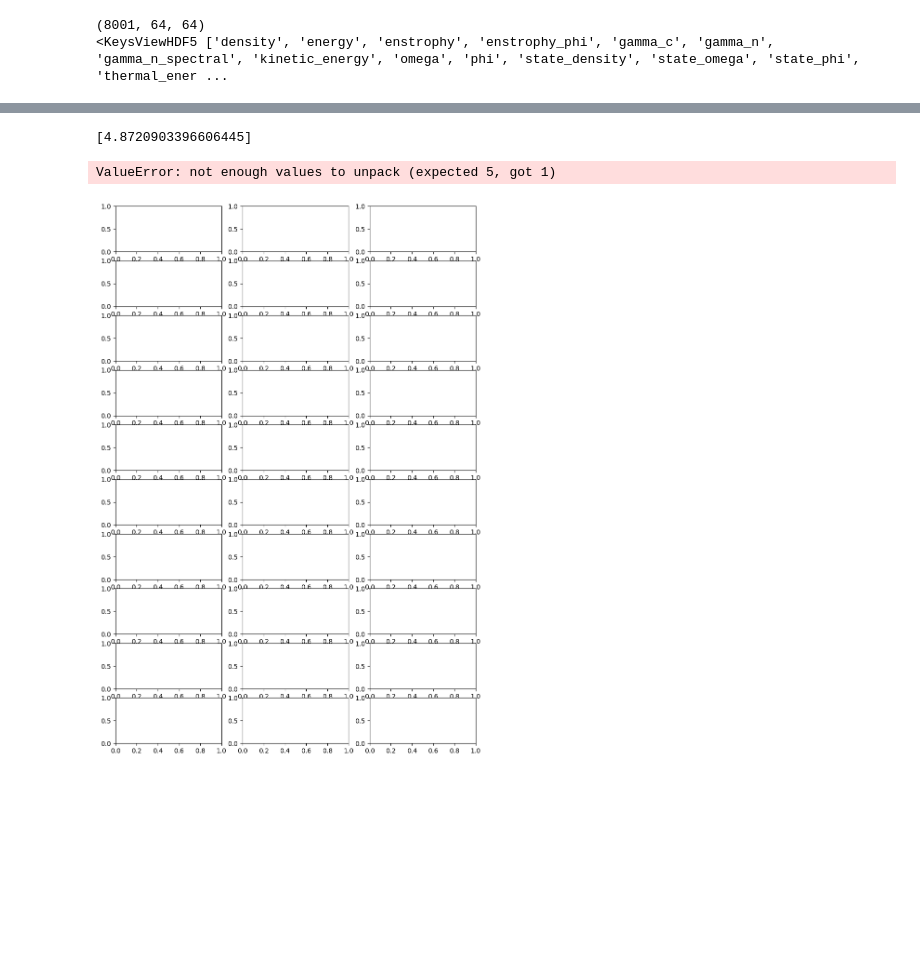
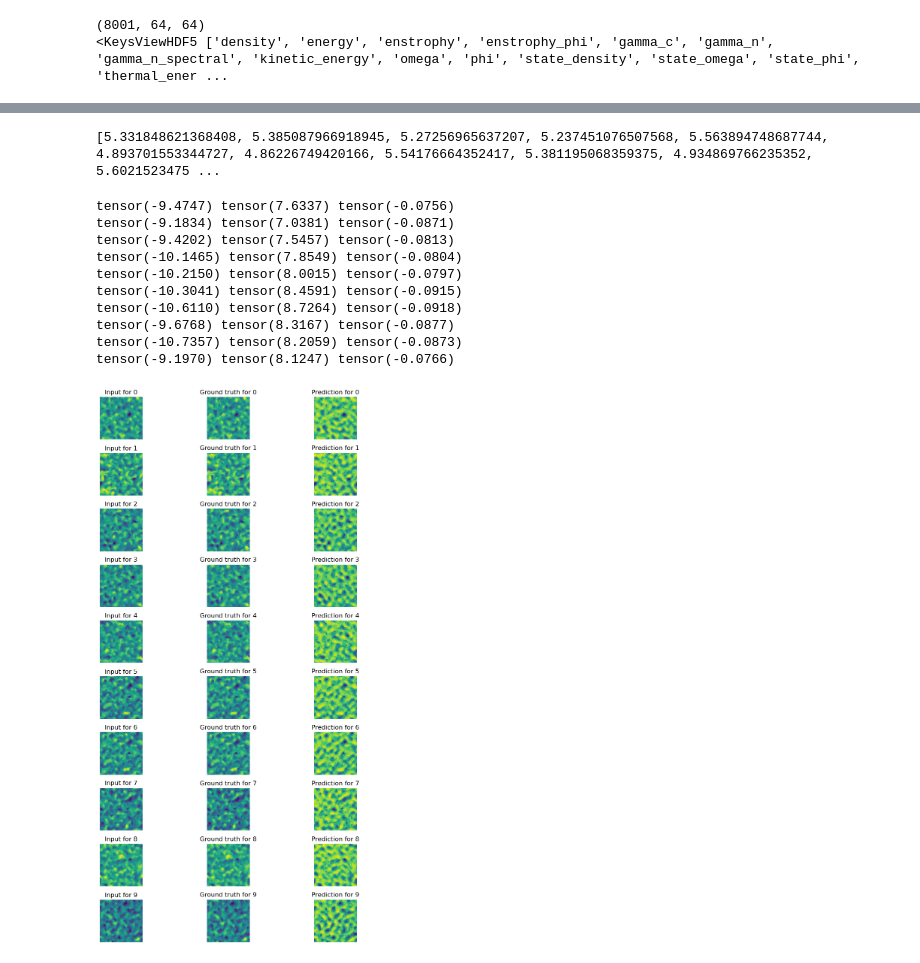
Before and after one commit to Anthony50102/DQFNO, a Jupyter notebook: examples/hasegawa_wakatini.ipynb, the cells around one changed output, grey strips where cells are left out. Cells and saved outputs as stored; diff of their text form; code cells hidden in the pictures; blank space fills up the shorter version.

Commit message:
Got everything working model is now training

```diff
--- a/examples/hasegawa_wakatini.ipynb
+++ b/examples/hasegawa_wakatini.ipynb
@@ -76,7 +76,7 @@ model = DQFNO(
     modes=modes,
     in_channels=1,
     out_channels=1,
-    hidden_channels=4,
+    hidden_channels=64,
 )
 model.cpu()
 lpLoss= LpLoss(d=4,p=2, reduction='mean')
@@ -120,38 +129,47 @@ RuntimeError: einsum(): subscript y has size 8 for operand 1 which does not broa
 # %%
 print(losses)
 # %% [output]
-[4.8720903396606445]
+[5.331848621368408, 5.385087966918945, 5.27256965637207, 5.237451076507568, 5.563894748687744, 4.893701553344727, 4.86226749420166, 5.54176664352417, 5.381195068359375, 4.934869766235352, 5.6021523475 ...
 # %%
 # Test the trained model
 with torch.no_grad():
     plots = 10
     fig, ax = plt.subplots(plots,3, figsize=(10,15))
 
     for i, (input_file, target_file) in enumerate(test_files):
         if i >=plots:
             break
         data = load_h5_pair(input_file, target_file, 'cpu')
         x, y = data
         x = x.reshape(1, 1, 10, 3, 64,64) # B, C, T, V, X, Y
         y = y.reshape(1, 1, 10, 3, 64,64) # B, C, T, V, X, Y
-        _, _, _, _, pred = model(x)
+        pred = model(x)
         print(pred.min(), pred.max(), pred.mean())
 
         x_image = x[0,0,0,0]
         y_image = y[0,0,0,0]
         pred_image = pred[0,0,0,0]
         ax[i,0].imshow(x_image)
         ax[i,0].set_title(f"Input for {i}")
         ax[i,0].axis('off')
         ax[i,1].imshow(y_image)
         ax[i,1].set_title(f"Ground truth for {i}")
         ax[i,1].axis('off')
         ax[i,2].imshow(pred_image)
         ax[i,2].set_title(f"Prediction for {i}")
         ax[i,2].axis('off')
 
     plt.tight_layout()
     plt.show()
 # %% [output]
-ValueError: not enough values to unpack (expected 5, got 1)
+tensor(-9.4747) tensor(7.6337) tensor(-0.0756)
+tensor(-9.1834) tensor(7.0381) tensor(-0.0871)
+tensor(-9.4202) tensor(7.5457) tensor(-0.0813)
+tensor(-10.1465) tensor(7.8549) tensor(-0.0804)
+tensor(-10.2150) tensor(8.0015) tensor(-0.0797)
+tensor(-10.3041) tensor(8.4591) tensor(-0.0915)
+tensor(-10.6110) tensor(8.7264) tensor(-0.0918)
+tensor(-9.6768) tensor(8.3167) tensor(-0.0877)
+tensor(-10.7357) tensor(8.2059) tensor(-0.0873)
+tensor(-9.1970) tensor(8.1247) tensor(-0.0766)
-[figure, old version]
+[figure, new version]
```
Also changed, not shown: parts of 3 cells of this notebook, 5 other files.
